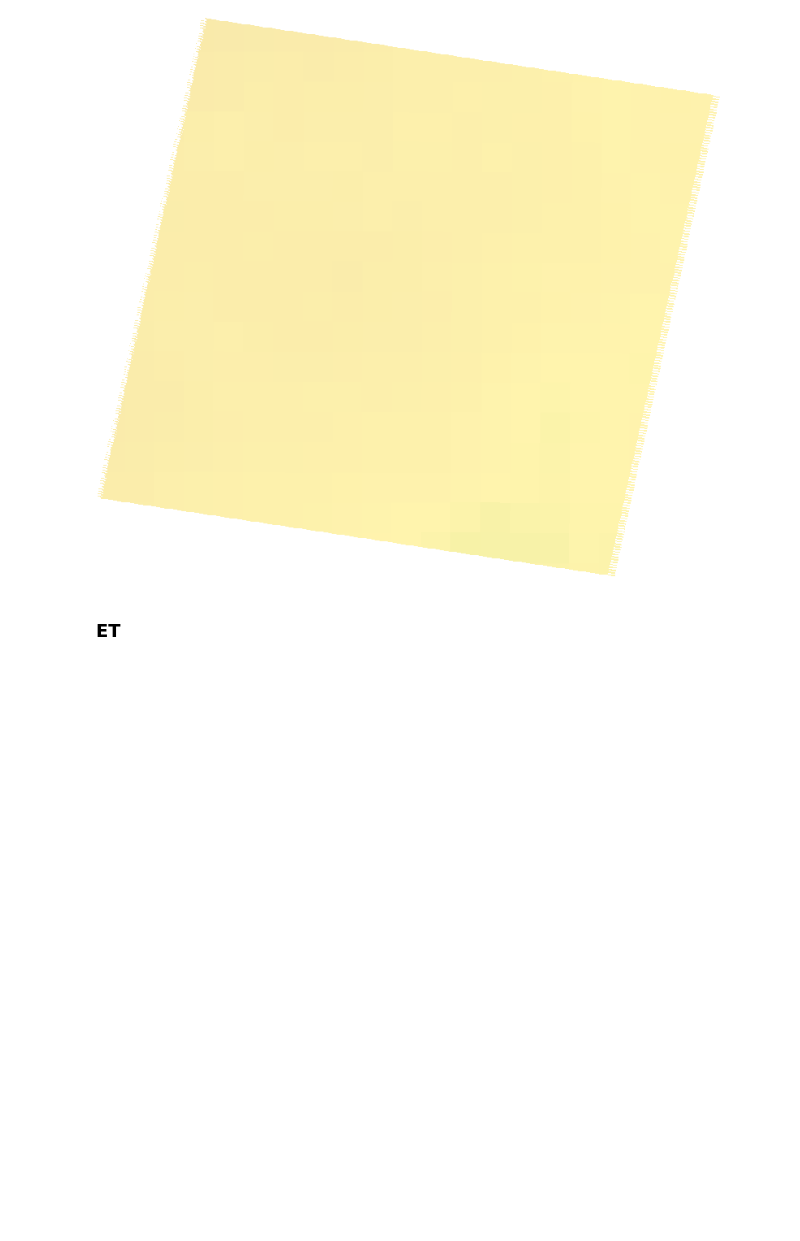
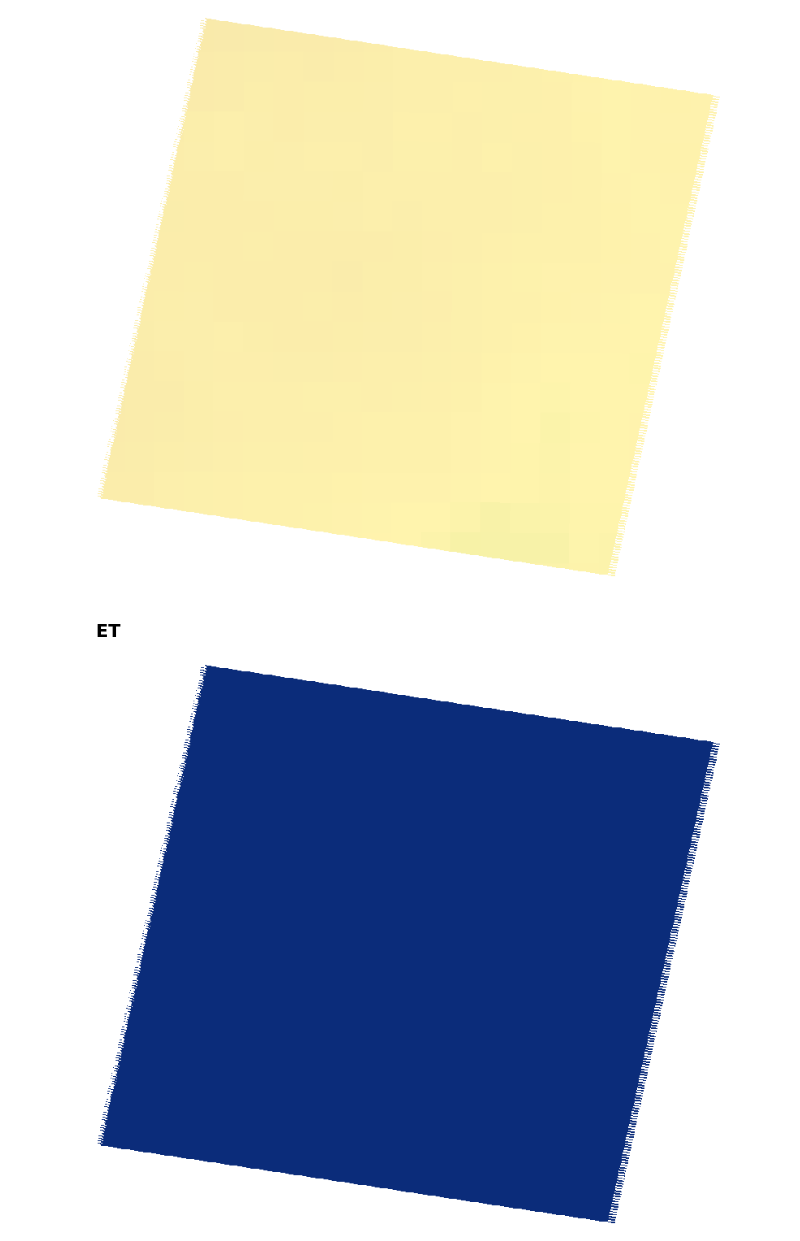
Before and after one commit to openet-brazil/openet-sims, a Jupyter notebook: examples/single_image_br.ipynb, the cells around one changed output. Drawn from its saved outputs; the diff is of its cells as text; code cells hidden in the pictures; blank space fills up the shorter version.

```diff
--- a/examples/single_image_br.ipynb
+++ b/examples/single_image_br.ipynb
@@ -82,6 +84,13 @@ Image(url=image_url, embed=True, format='png')
 [figure]
 # %% [markdown]
 ### ET
+# %%
+image_url = model_obj.et_reference \
+    .getThumbURL({'min': 0, 'max': 1, 'palette': et_palette,
+                  'region': landsat_region, 'dimensions': image_size})
+Image(url=image_url, embed=True, format='png')
+# %% [output]
+[figure, added]
 # %%
 image_url = model_obj.et \
     .getThumbURL({'min': 0, 'max': 5, 'palette': et_palette,
```
Also changed, not shown: parts of 6 cells of this notebook, 1 other file.
